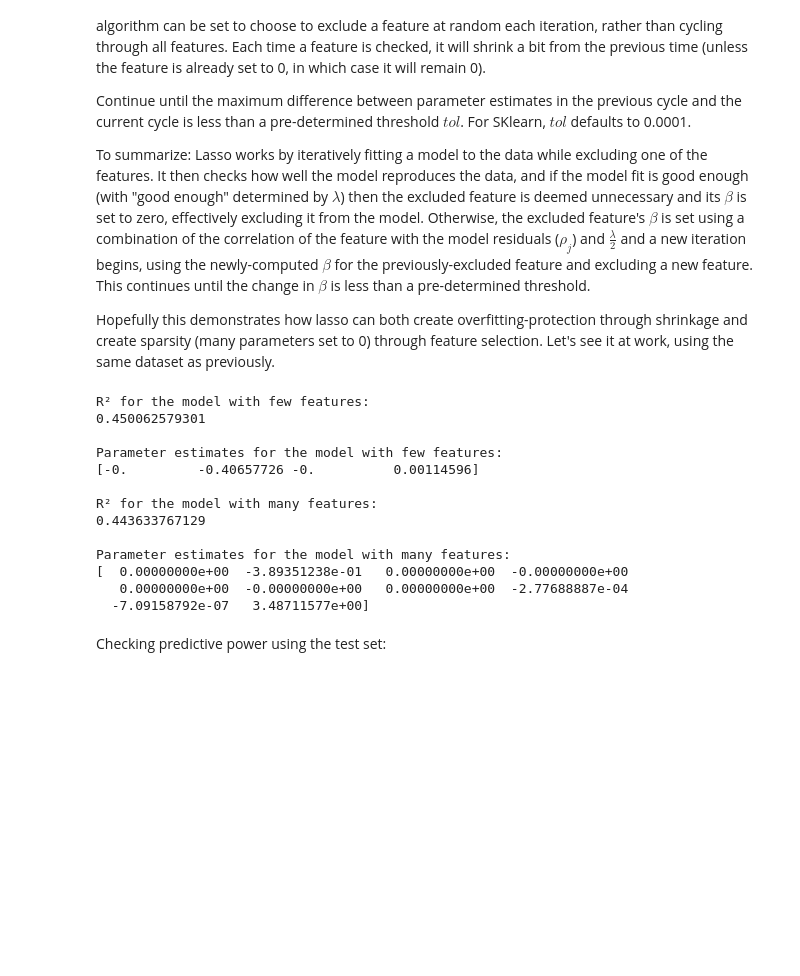
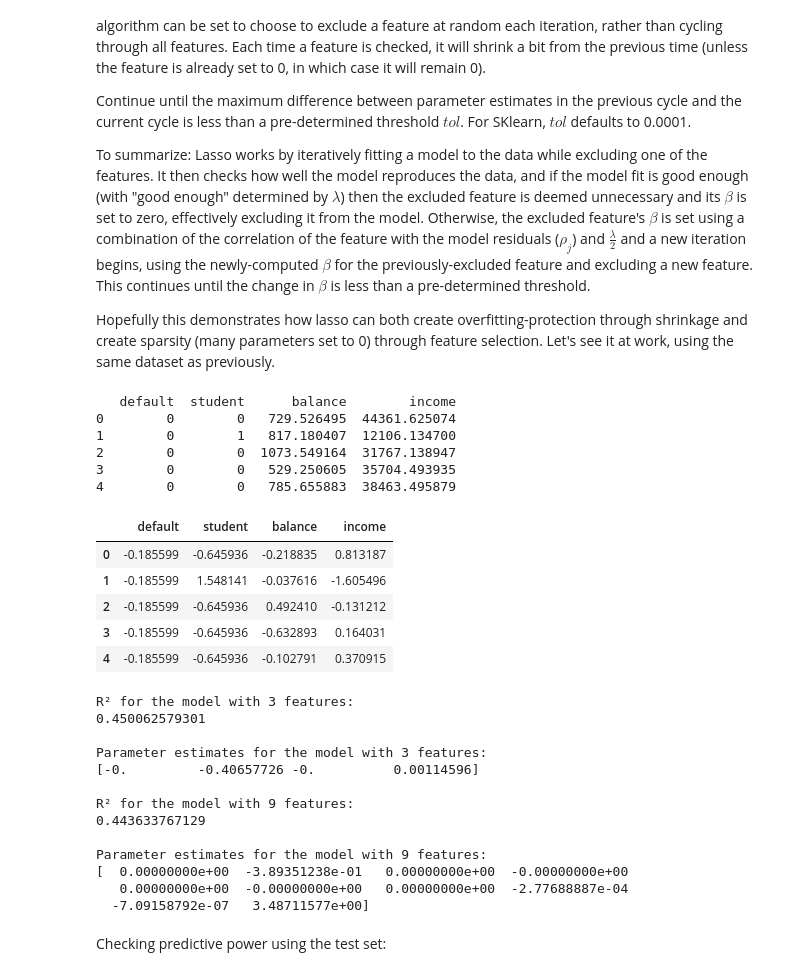
Before and after one commit to msflebedorf/bootcamp, a Jupyter notebook: unit_3/3_3_3_Lasso_Regression.ipynb, the cells around one changed output. Saved outputs shown, nothing was run; the diff lists cells and outputs as text; code cells hidden in the pictures; blank space fills up the shorter version.

```diff
--- a/unit_3/3_3_3_Lasso_Regression.ipynb
+++ b/unit_3/3_3_3_Lasso_Regression.ipynb
@@ -46,4 +46,36 @@ Continue until the maximum difference between parameter estimates in the previou
 To summarize: Lasso works by iteratively fitting a model to the data while excluding one of the features.  It then checks how well the model reproduces the data, and if the model fit is good enough (with "good enough" determined by $\lambda$) then the excluded feature is deemed unnecessary and its $\beta$ is set to zero, effectively excluding it from the model. Otherwise, the excluded feature's $\beta$ is set using a combination of the correlation of the feature with the model residuals ($\rho_j$) and $\frac{\lambda}2$ and a new iteration begins, using the newly-computed $\beta$ for the previously-excluded feature and excluding a new feature.  This continues until the change in $\beta$ is less than a pre-determined threshold.
 
 Hopefully this demonstrates how lasso can both create overfitting-protection through shrinkage and create sparsity (many parameters set to 0) through feature selection.  Let's see it at work, using the same dataset as previously.
+# %%
+# Load the data again. Keep credit card default data, drop the index column
+# and any missing data columns.
+df = pd.read_csv(
+    'https://tf-assets-prod.s3.amazonaws.com/tf-curric/data-science/credit-card-defaults.csv'
+).iloc[:,1:].dropna()
+
+# Recode strings to numeric.
+df['default'] = np.where(df['default']=='Yes', 1, 0)
+df['student'] = np.where(df['student']=='Yes', 1, 0)
+
+print(df.head())
+
+names = df.columns
+
+#Scale the values, including the target which apparently is income
+df = pd.DataFrame(preprocessing.scale(df), columns=names)
+
+df.head()
+# %% [output]
+   default  student      balance        income
+0        0        0   729.526495  44361.625074
+1        0        1   817.180407  12106.134700
+2        0        0  1073.549164  31767.138947
+3        0        0   529.250605  35704.493935
+4        0        0   785.655883  38463.495879
+|  | default | student | balance | income |
+| 0 | -0.185599 | -0.645936 | -0.218835 | 0.813187 |
+| 1 | -0.185599 | 1.548141 | -0.037616 | -1.605496 |
+| 2 | -0.185599 | -0.645936 | 0.492410 | -0.131212 |
+| 3 | -0.185599 | -0.645936 | -0.632893 | 0.164031 |
+| 4 | -0.185599 | -0.645936 | -0.102791 | 0.370915 |
 # %%
@@ -92,33 +116,33 @@ df_test['balance3'] = (df_test['balance'] + 100) ** 3
 X_test2 = df_test.loc[:, ~(df_test.columns).isin(['income'])]
 # %%
-# Small number of parameters.
+# Fit the model using a small number of parameters (i.e., 3 features)
 lass = linear_model.Lasso(alpha=.35)
 lassfit = lass.fit(X_train, Y_train)
-print('R² for the model with few features:')
+print('R² for the model with 3 features:')
 print(lass.score(X_train, Y_train))
 origparams = np.append(lassfit.coef_, lassfit.intercept_)
-print('\nParameter estimates for the model with few features:')
+print('\nParameter estimates for the model with 3 features:')
 print(origparams)
 
-# Large number of parameters.
+# Fit the model using the larger number of parameters (suffix _2).
 lassBig = linear_model.Lasso(alpha=.35)
 lassBig.fit(X_train2, Y_train)
-print('\nR² for the model with many features:')
+print('\nR² for the model with 9 features:')
 print(lassBig.score(X_train2, Y_train))
 origparams = np.append(lassBig.coef_, lassBig.intercept_)
-print('\nParameter estimates for the model with many features:')
+print('\nParameter estimates for the model with 9 features:')
 print(origparams)
 # %% [output]
-R² for the model with few features:
+R² for the model with 3 features:
 0.450062579301
 
-Parameter estimates for the model with few features:
+Parameter estimates for the model with 3 features:
 [-0.         -0.40657726 -0.          0.00114596]
 
-R² for the model with many features:
+R² for the model with 9 features:
 0.443633767129
 
-Parameter estimates for the model with many features:
+Parameter estimates for the model with 9 features:
 [  0.00000000e+00  -3.89351238e-01   0.00000000e+00  -0.00000000e+00
    0.00000000e+00  -0.00000000e+00   0.00000000e+00  -2.77688887e-04
   -7.09158792e-07   3.48711577e+00]
```
Also changed, not shown: parts of 6 cells of this notebook.
